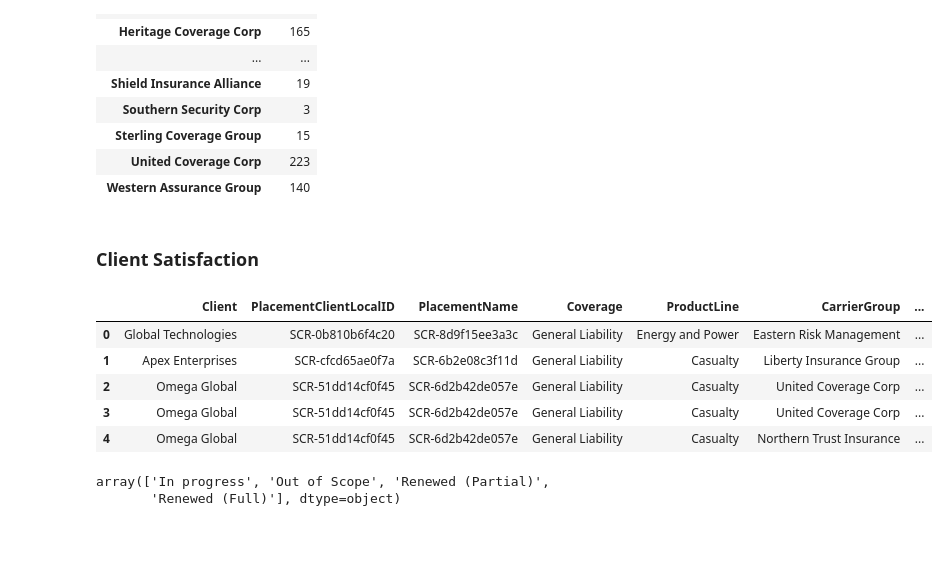
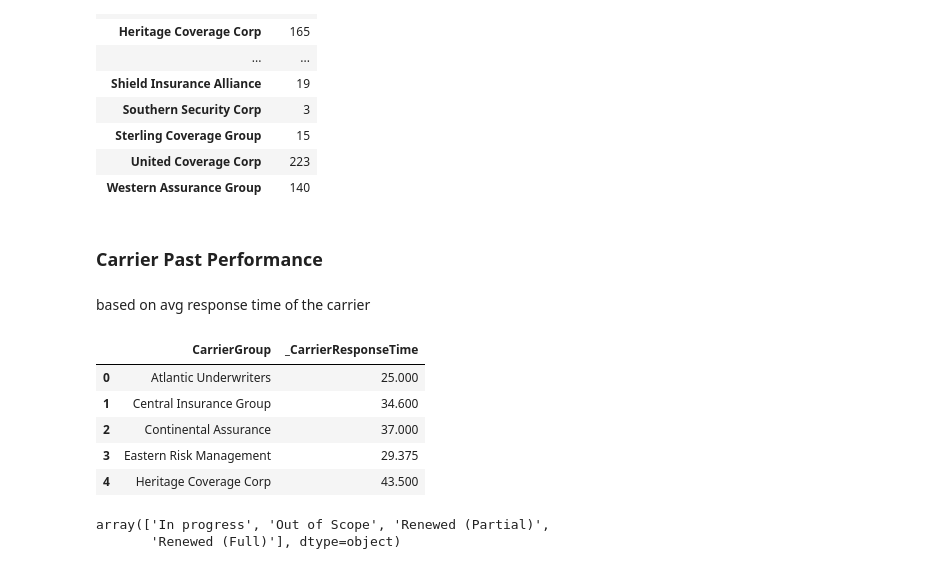
Before and after one commit to TejMeruva/ApexRenew, a Jupyter notebook: _dataAnalysis.ipynb, the cells around one changed output. Saved outputs shown, nothing was run; the diff lists cells and outputs as text; code cells hidden in the pictures; blank space fills up the shorter version.

```diff
--- a/_dataAnalysis.ipynb
+++ b/_dataAnalysis.ipynb
@@ -64,7 +64,8 @@ def notNA(ser: pd.Series) -> pd.Series:
 # %% [markdown]
 ## Getting the data
 # %%
-data = pd.read_csv('fake_CRM_data\placements.csv')
+import os
+data = pd.read_csv(os.path.join('fake_CRM_data', 'placements.csv'))
 # %%
 data.head(3)
 # %% [output]
@@ -193,16 +194,19 @@ data.groupby(['CarrierGroup'])['CarrierGroup'].agg(['count'])
 | United Coverage Corp | 223 |
 | Western Assurance Group | 140 |
 # %% [markdown]
-### Client Satisfaction
+### Carrier Past Performance
+# %% [markdown]
+based on avg response time of the carrier
 # %%
-data.head()
+AvgResponseTimeByCarrier = data.pivot_table(values='_CarrierResponseTime', index='CarrierGroup', aggfunc='mean').reset_index()
+AvgResponseTimeByCarrier.head()
 # %% [output]
-|  | Client | PlacementClientLocalID | PlacementName | Coverage | ProductLine | CarrierGroup | ... |
-| 0 | Global Technologies | SCR-0b810b6f4c20 | SCR-8d9f15ee3a3c | General Liability | Energy and Power | Eastern Risk Management | ... |
-| 1 | Apex Enterprises | SCR-cfcd65ae0f7a | SCR-6b2e08c3f11d | General Liability | Casualty | Liberty Insurance Group | ... |
-| 2 | Omega Global | SCR-51dd14cf0f45 | SCR-6d2b42de057e | General Liability | Casualty | United Coverage Corp | ... |
-| 3 | Omega Global | SCR-51dd14cf0f45 | SCR-6d2b42de057e | General Liability | Casualty | United Coverage Corp | ... |
-| 4 | Omega Global | SCR-51dd14cf0f45 | SCR-6d2b42de057e | General Liability | Casualty | Northern Trust Insurance | ... |
+|  | CarrierGroup | _CarrierResponseTime |
+| 0 | Atlantic Underwriters | 25.000 |
+| 1 | Central Insurance Group | 34.600 |
+| 2 | Continental Assurance | 37.000 |
+| 3 | Eastern Risk Management | 29.375 |
+| 4 | Heritage Coverage Corp | 43.500 |
 # %%
 data.PlacementRenewingStatus.unique()
 # %% [output]
```
Also changed, not shown: parts of 9 cells of this notebook, 1 other file.
